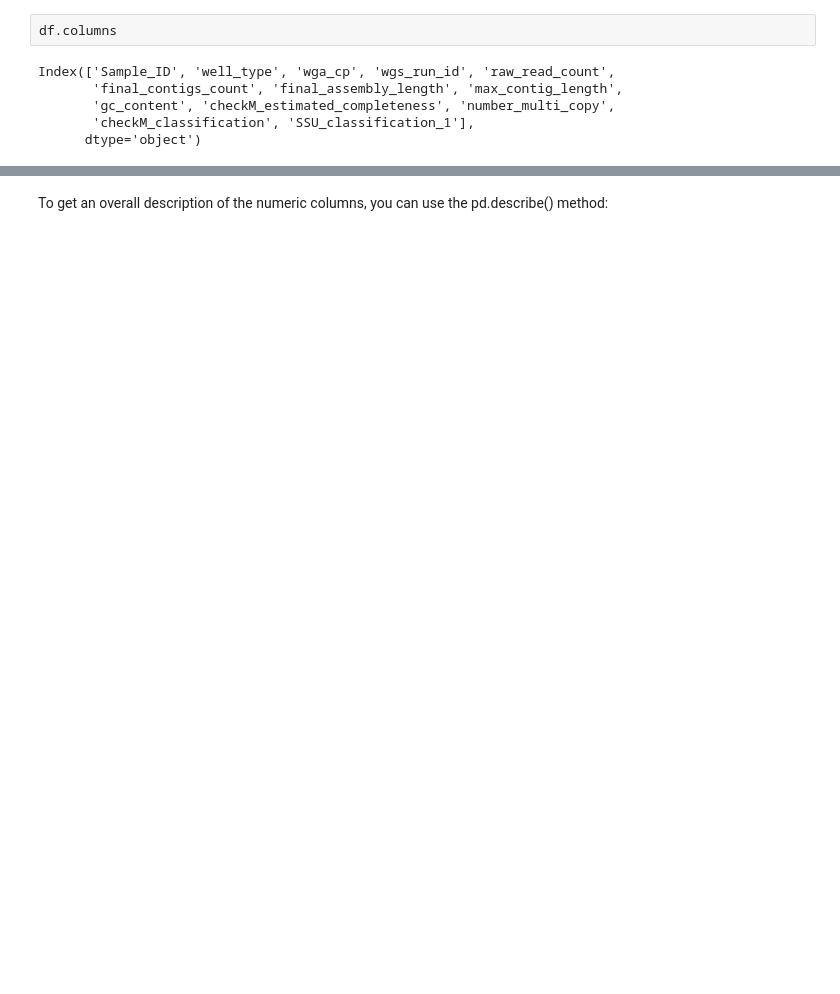
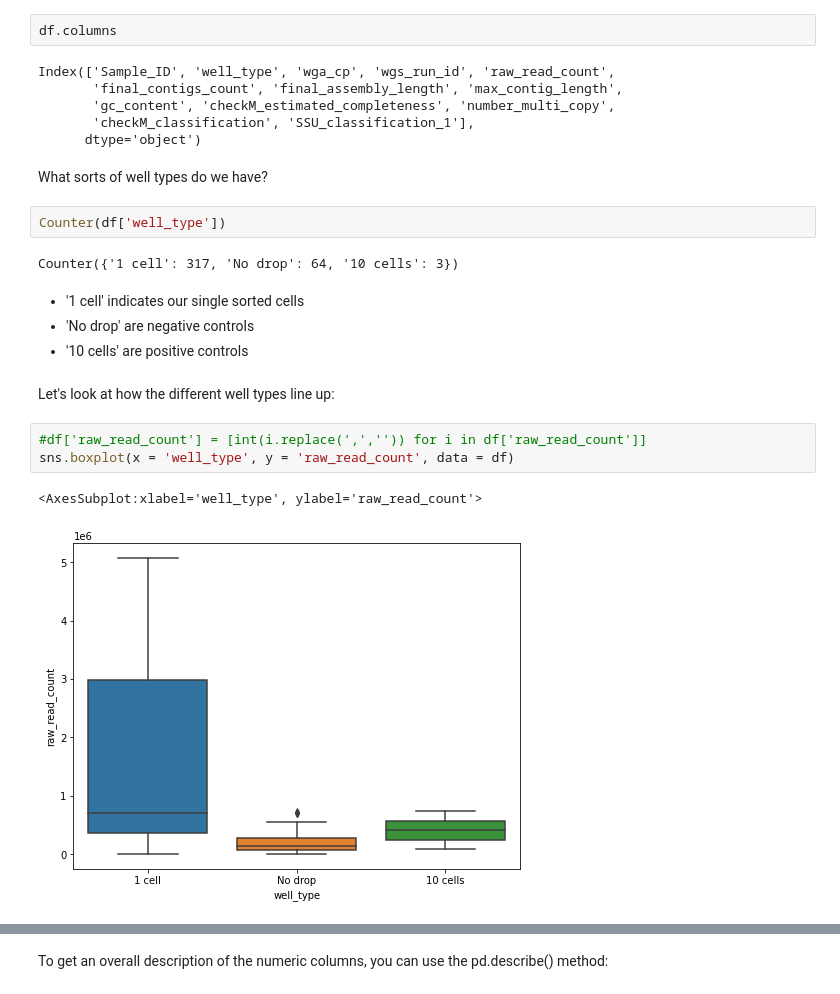
Before and after one commit to Bigelow-SCG-Course/Day1PM_SCG_data_intro, a Jupyter notebook: day1PM_playing_with_metadata.ipynb, the cells around one changed output, grey strips where cells are left out. Cells and saved outputs as stored; diff of their text form; blank space fills up the shorter version.

```diff
--- a/day1PM_playing_with_metadata.ipynb
+++ b/day1PM_playing_with_metadata.ipynb
@@ -19,3 +24,21 @@ Index(['Sample_ID', 'well_type', 'wga_cp', 'wgs_run_id', 'raw_read_count',
        'gc_content', 'checkM_estimated_completeness', 'number_multi_copy',
        'checkM_classification', 'SSU_classification_1'],
       dtype='object')
+# %% [markdown]
+What sorts of well types do we have?
+# %%
+Counter(df['well_type'])
+# %% [output]
+Counter({'1 cell': 317, 'No drop': 64, '10 cells': 3})
+# %% [markdown]
+* '1 cell' indicates our single sorted cells
+* 'No drop' are negative controls
+* '10 cells' are positive controls
+# %% [markdown]
+Let's look at how the different well types line up:
+# %%
+#df['raw_read_count'] = [int(i.replace(',','')) for i in df['raw_read_count']]
+sns.boxplot(x = 'well_type', y = 'raw_read_count', data = df)
+# %% [output]
+<AxesSubplot:xlabel='well_type', ylabel='raw_read_count'>
+[figure, added]
```
Also changed, not shown: parts of 23 cells of this notebook, 4 other files.
